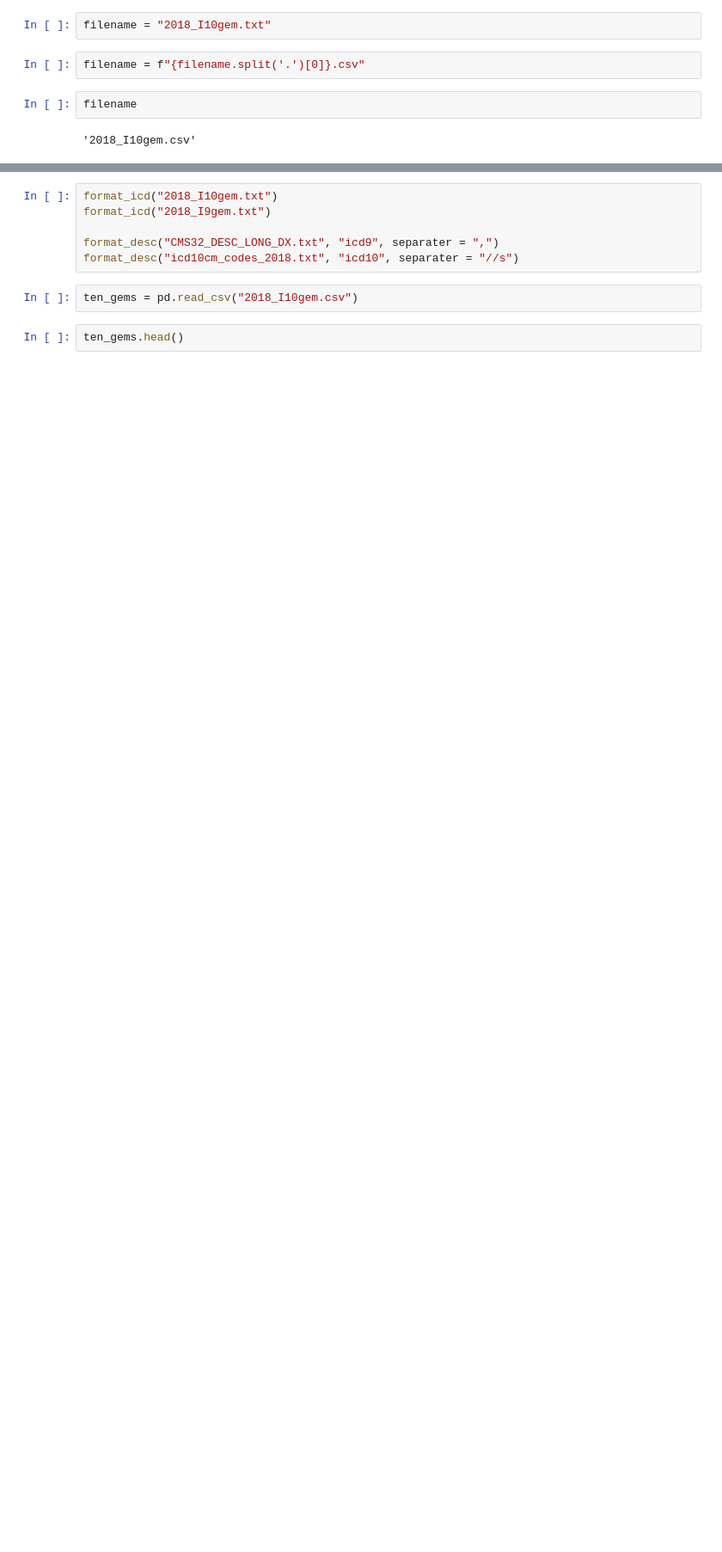
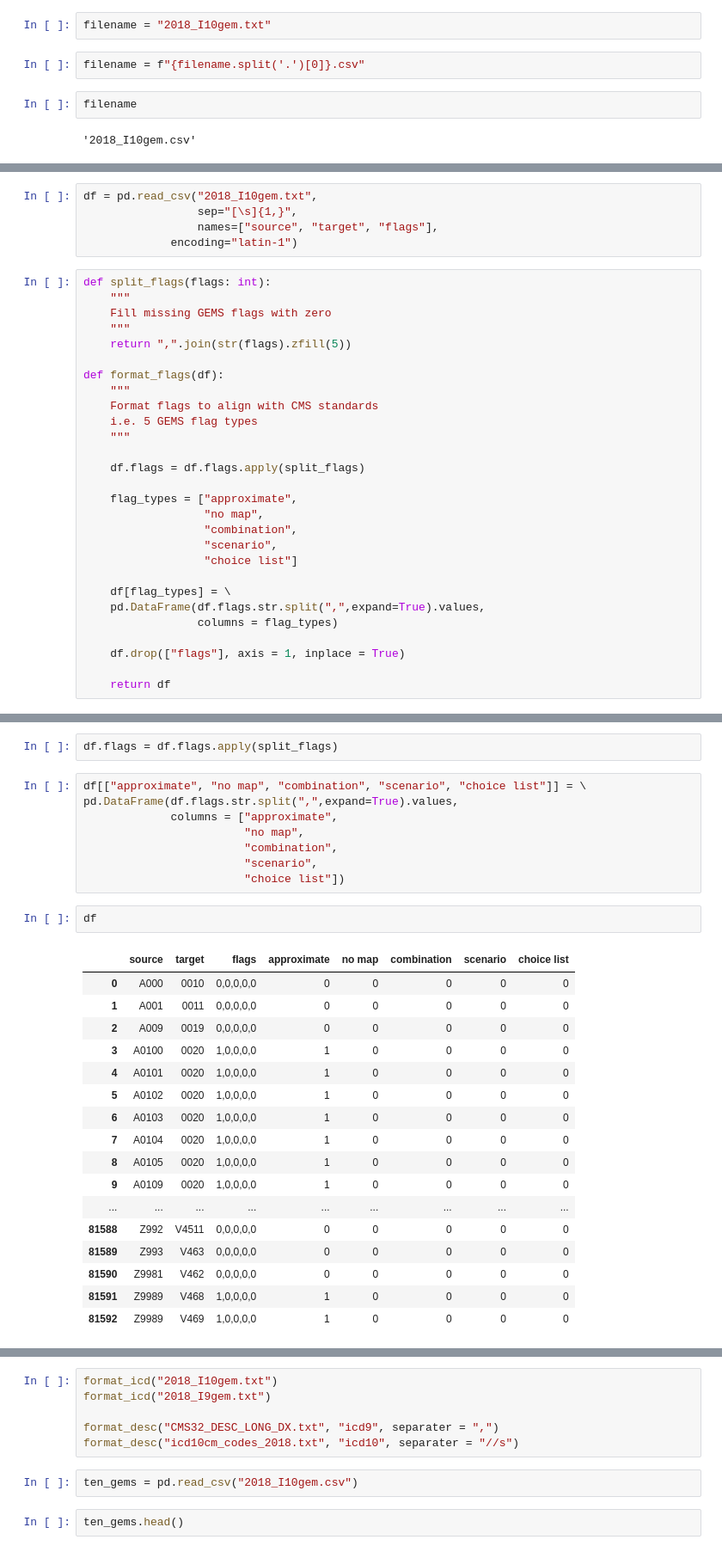
Before and after one commit to pkmklong/pyicd, a Jupyter notebook: src/archive/test_scripts_nb.ipynb, the cells around one changed output, grey strips where cells are left out. Shown at 86% size. Cells and saved outputs as stored; diff of their text form; blank space fills up the shorter version.

Commit message:
start sphinx docs, update gems analysis for flag types

```diff
--- a/src/archive/test_scripts_nb.ipynb
+++ b/src/archive/test_scripts_nb.ipynb
@@ -56,3 +105,36 @@ def format_desc(filename: str, codetype: str, separater: str = ","):
 
     save_name = update_file_name(filename)
     df.to_csv(save_name)
+# %%
+df = pd.read_csv("2018_I10gem.txt",
+                 sep="[\s]{1,}",
+                 names=["source", "target", "flags"],
+             encoding="latin-1")
+# %%
+def split_flags(flags: int):
+    """
+    Fill missing GEMS flags with zero
+    """
+    return ",".join(str(flags).zfill(5))
+
+def format_flags(df):
+    """
+    Format flags to align with CMS standards
+    i.e. 5 GEMS flag types
+    """
+
+    df.flags = df.flags.apply(split_flags)
+
+    flag_types = ["approximate",
+                  "no map",
+                  "combination",
+                  "scenario",
+                  "choice list"]
+
+    df[flag_types] = \
+    pd.DataFrame(df.flags.str.split(",",expand=True).values,
+                 columns = flag_types)
+
+    df.drop(["flags"], axis = 1, inplace = True)
+
+    return df
@@ -58,0 +164,30 @@ def format_desc(filename: str, codetype: str, separater: str = ","):
+# %%
+df.flags = df.flags.apply(split_flags)
+# %%
+df[["approximate", "no map", "combination", "scenario", "choice list"]] = \
+pd.DataFrame(df.flags.str.split(",",expand=True).values,
+             columns = ["approximate",
+                        "no map",
+                        "combination",
+                        "scenario",
+                        "choice list"])
+# %%
+df
+# %% [output]
+|  | source | target | flags | approximate | no map | combination | scenario | choice list |
+| 0 | A000 | 0010 | 0,0,0,0,0 | 0 | 0 | 0 | 0 | 0 |
+| 1 | A001 | 0011 | 0,0,0,0,0 | 0 | 0 | 0 | 0 | 0 |
+| 2 | A009 | 0019 | 0,0,0,0,0 | 0 | 0 | 0 | 0 | 0 |
+| 3 | A0100 | 0020 | 1,0,0,0,0 | 1 | 0 | 0 | 0 | 0 |
+| 4 | A0101 | 0020 | 1,0,0,0,0 | 1 | 0 | 0 | 0 | 0 |
+| 5 | A0102 | 0020 | 1,0,0,0,0 | 1 | 0 | 0 | 0 | 0 |
+| 6 | A0103 | 0020 | 1,0,0,0,0 | 1 | 0 | 0 | 0 | 0 |
+| 7 | A0104 | 0020 | 1,0,0,0,0 | 1 | 0 | 0 | 0 | 0 |
+| 8 | A0105 | 0020 | 1,0,0,0,0 | 1 | 0 | 0 | 0 | 0 |
+| 9 | A0109 | 0020 | 1,0,0,0,0 | 1 | 0 | 0 | 0 | 0 |
+| ... | ... | ... | ... | ... | ... | ... | ... | ... |
+| 81588 | Z992 | V4511 | 0,0,0,0,0 | 0 | 0 | 0 | 0 | 0 |
+| 81589 | Z993 | V463 | 0,0,0,0,0 | 0 | 0 | 0 | 0 | 0 |
+| 81590 | Z9981 | V462 | 0,0,0,0,0 | 0 | 0 | 0 | 0 | 0 |
+| 81591 | Z9989 | V468 | 1,0,0,0,0 | 1 | 0 | 0 | 0 | 0 |
+| 81592 | Z9989 | V469 | 1,0,0,0,0 | 1 | 0 | 0 | 0 | 0 |
```
Also changed, not shown: parts of 25 cells of this notebook, 33 other files.
